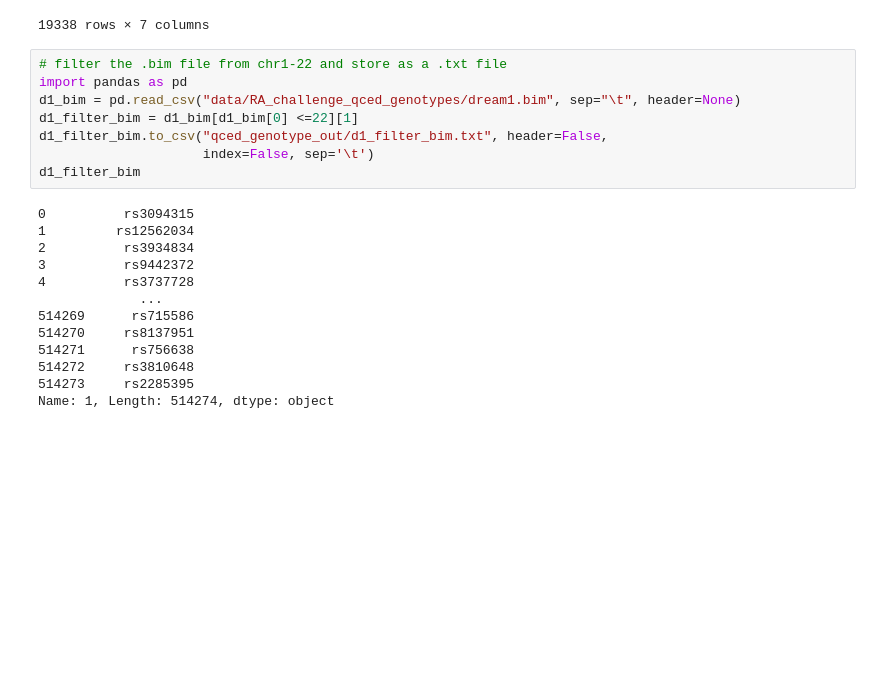
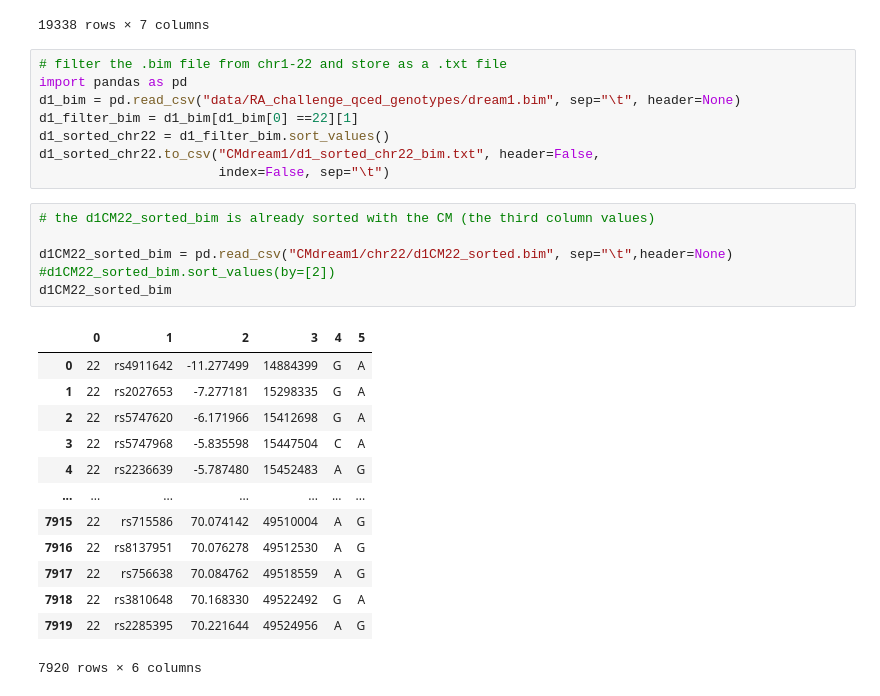
Before and after one commit to Yiqing-Zhu2000/RA_Project, a Jupyter notebook: my_test2.ipynb, the cells around one changed output. Drawn from its saved outputs; the diff is of its cells as text; blank space fills up the shorter version.

```diff
--- a/my_test2.ipynb
+++ b/my_test2.ipynb
@@ -98,20 +98,27 @@ d1_ld[d1_ld['CHR_A']==22]
 # filter the .bim file from chr1-22 and store as a .txt file
 import pandas as pd
 d1_bim = pd.read_csv("data/RA_challenge_qced_genotypes/dream1.bim", sep="\t", header=None)
-d1_filter_bim = d1_bim[d1_bim[0] <=22][1]
-d1_filter_bim.to_csv("qced_genotype_out/d1_filter_bim.txt", header=False,
-                     index=False, sep='\t')
-d1_filter_bim
+d1_filter_bim = d1_bim[d1_bim[0] ==22][1]
+d1_sorted_chr22 = d1_filter_bim.sort_values()
+d1_sorted_chr22.to_csv("CMdream1/d1_sorted_chr22_bim.txt", header=False,
+                       index=False, sep="\t")
-# %% [output]
-0          rs3094315
-1         rs12562034
-2          rs3934834
-3          rs9442372
-4          rs3737728
-             ...
-514269      rs715586
-514270     rs8137951
-514271      rs756638
-514272     rs3810648
-514273     rs2285395
-Name: 1, Length: 514274, dtype: object
+# %%
+# the d1CM22_sorted_bim is already sorted with the CM (the third column values)
+
+d1CM22_sorted_bim = pd.read_csv("CMdream1/chr22/d1CM22_sorted.bim", sep="\t",header=None)
+#d1CM22_sorted_bim.sort_values(by=[2])
+d1CM22_sorted_bim
+# %% [output]
+|  | 0 | 1 | 2 | 3 | 4 | 5 |
+| 0 | 22 | rs4911642 | -11.277499 | 14884399 | G | A |
+| 1 | 22 | rs2027653 | -7.277181 | 15298335 | G | A |
+| 2 | 22 | rs5747620 | -6.171966 | 15412698 | G | A |
+| 3 | 22 | rs5747968 | -5.835598 | 15447504 | C | A |
+| 4 | 22 | rs2236639 | -5.787480 | 15452483 | A | G |
+| ... | ... | ... | ... | ... | ... | ... |
+| 7915 | 22 | rs715586 | 70.074142 | 49510004 | A | G |
+| 7916 | 22 | rs8137951 | 70.076278 | 49512530 | A | G |
+| 7917 | 22 | rs756638 | 70.084762 | 49518559 | A | G |
+| 7918 | 22 | rs3810648 | 70.168330 | 49522492 | G | A |
+| 7919 | 22 | rs2285395 | 70.221644 | 49524956 | A | G |
+7920 rows × 6 columns
```
Also changed, not shown: 3 other files.
